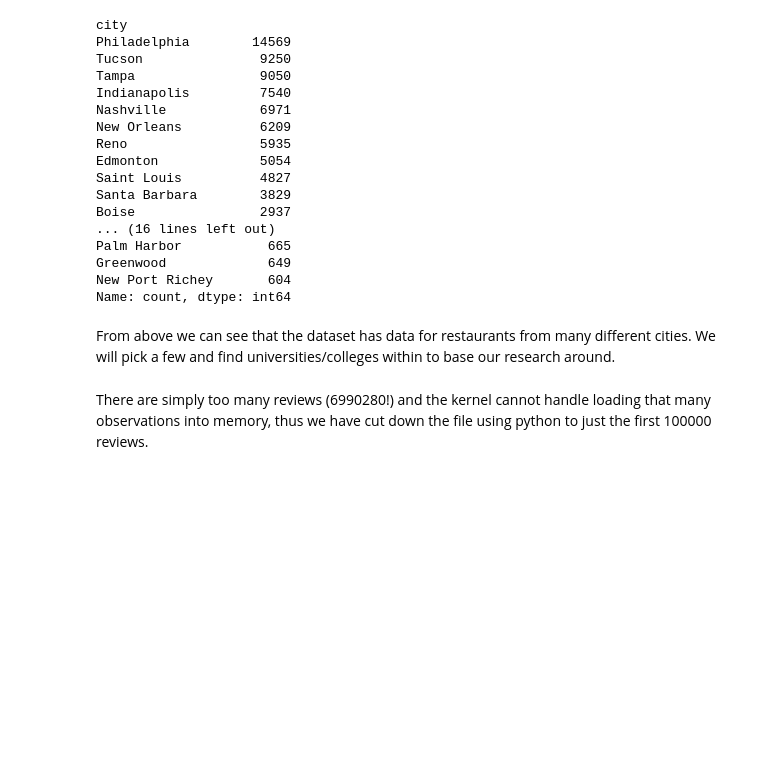
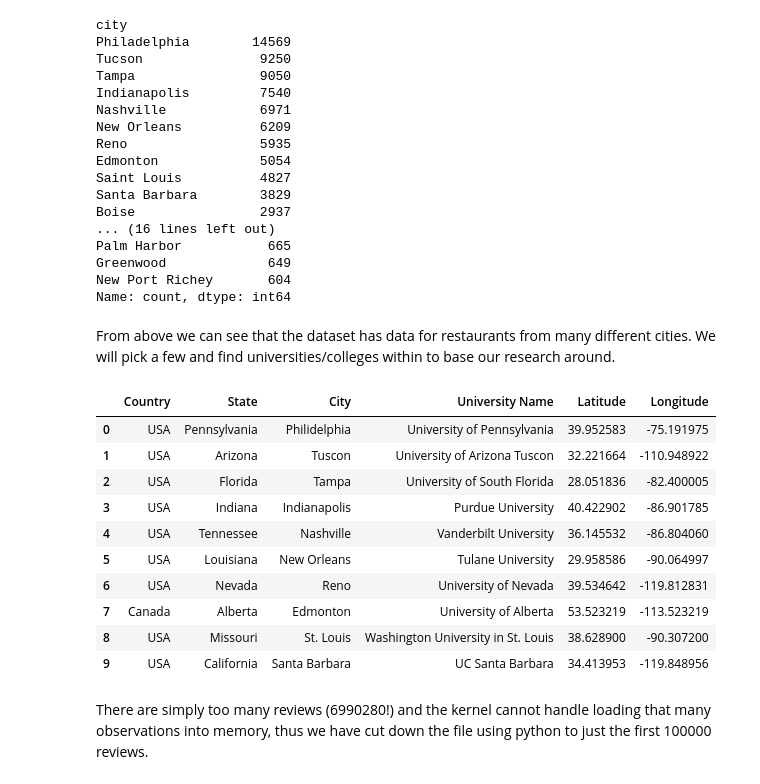
Before and after one commit to rabihzsiddiqui/Restaurant_Rating_Analysis, a Jupyter notebook: DataCheckpoint_Group025_WI24.ipynb, the cells around one changed output. Saved outputs shown, nothing was run; the diff lists cells and outputs as text; code cells hidden in the pictures; blank space fills up the shorter version.

```diff
--- a/DataCheckpoint_Group025_WI24.ipynb
+++ b/DataCheckpoint_Group025_WI24.ipynb
@@ -106,7 +106,22 @@ Name: count, dtype: int64
 From above we can see that the dataset has data for restaurants from many different cities. We will pick a few and find universities/colleges within to base our research around.
 # %%
 # dictionary of city name to a list of (university name, long, lat)
-universities = {'Philadelphia': [('University of Pennsylvania', 39.952305, -75.193703)]}
+# universities = {'Philadelphia': [('University of Pennsylvania', 39.952305, -75.193703)]}
+universities = pd.read_csv('./yelp_dataset/universities.csv')
+# %%
+universities
+# %% [output]
+|  | Country | State | City | University Name | Latitude | Longitude |
+| 0 | USA | Pennsylvania | Philidelphia | University of Pennsylvania | 39.952583 | -75.191975 |
+| 1 | USA | Arizona | Tuscon | University of Arizona Tuscon | 32.221664 | -110.948922 |
+| 2 | USA | Florida | Tampa | University of South Florida | 28.051836 | -82.400005 |
+| 3 | USA | Indiana | Indianapolis | Purdue University | 40.422902 | -86.901785 |
+| 4 | USA | Tennessee | Nashville | Vanderbilt University | 36.145532 | -86.804060 |
+| 5 | USA | Louisiana | New Orleans | Tulane University | 29.958586 | -90.064997 |
+| 6 | USA | Nevada | Reno | University of Nevada | 39.534642 | -119.812831 |
+| 7 | Canada | Alberta | Edmonton | University of Alberta | 53.523219 | -113.523219 |
+| 8 | USA | Missouri | St. Louis | Washington University in St. Louis | 38.628900 | -90.307200 |
+| 9 | USA | California | Santa Barbara | UC Santa Barbara | 34.413953 | -119.848956 |
 # %% [markdown]
 There are simply too many reviews (6990280!) and the kernel cannot handle loading that many observations into memory, thus we have cut down the file using python to just the first 100000 reviews.
 # %%
```
